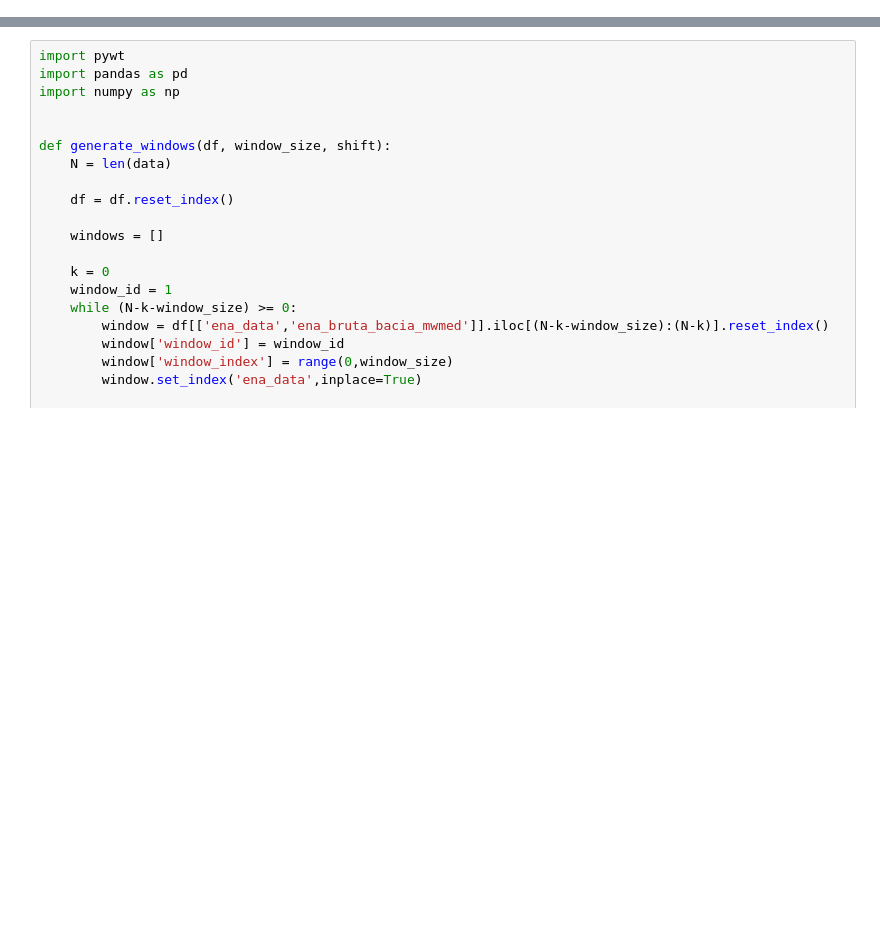
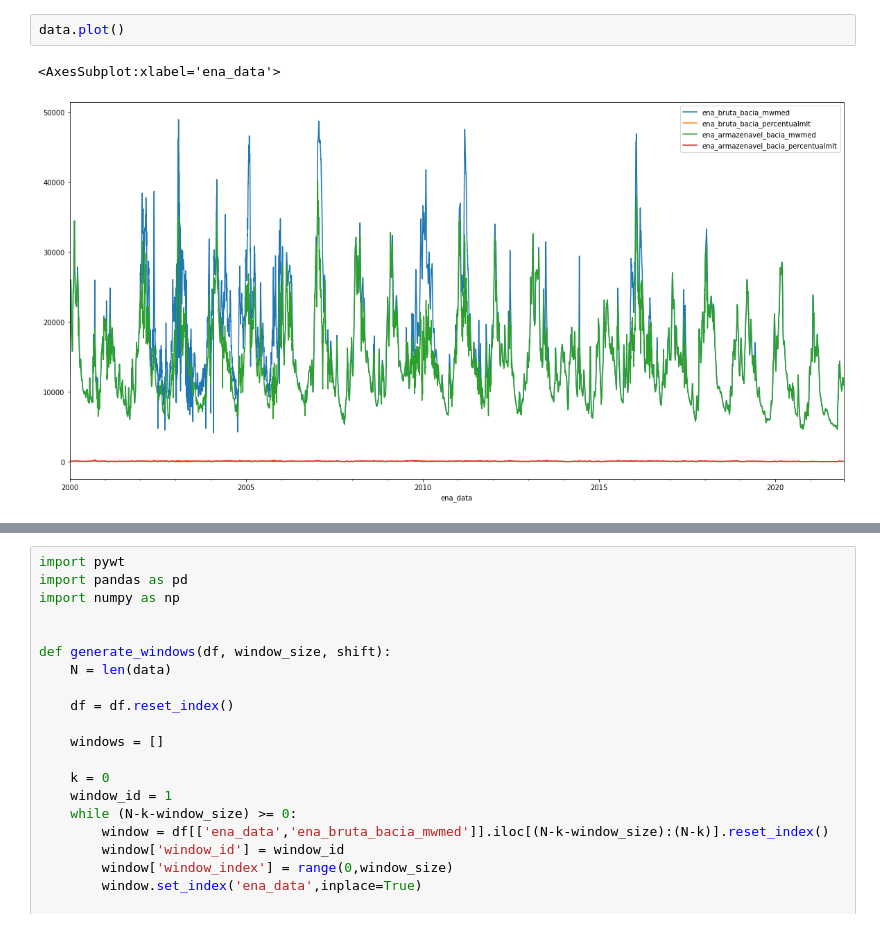
Before and after one commit to rodra-go/enaforecast, a Jupyter notebook: notebooks/5 - Training and Testing.ipynb, the cells around one changed output, grey strips where cells are left out. Saved outputs shown, nothing was run; the diff lists cells and outputs as text; blank space fills up the shorter version.

```diff
--- a/notebooks/5 - Training and Testing.ipynb
+++ b/notebooks/5 - Training and Testing.ipynb
@@ -2,0 +39,5 @@
+# %%
+data.plot()
+# %% [output]
+<AxesSubplot:xlabel='ena_data'>
+[figure, added]
```
Also changed, not shown: parts of 76 cells of this notebook, 6 other files.
